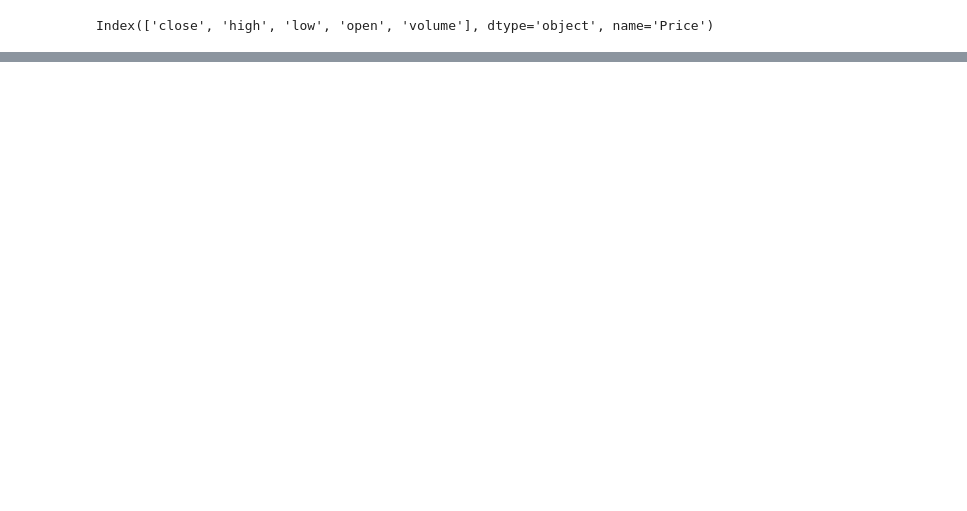
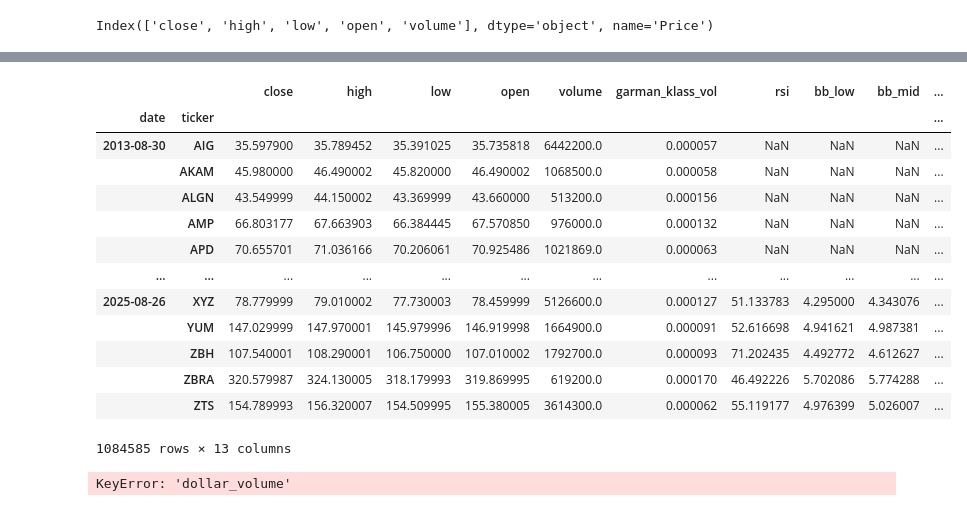
Before and after one commit to AmanSah17/Quantconnect_chatbot, a Jupyter notebook: 00_raw_data_visualaization.ipynb, the cells around one changed output, grey strips where cells are left out. Cells and saved outputs as stored; diff of their text form; code cells hidden in the pictures; blank space fills up the shorter version.

```diff
--- a/00_raw_data_visualaization.ipynb
+++ b/00_raw_data_visualaization.ipynb
@@ -123,0 +464,35 @@ df.head(20)
+# %%
+df
+# %% [output]
+|  |  | close | high | low | open | volume | garman_klass_vol | rsi | bb_low | bb_mid | ... |
+| date | ticker |  |  |  |  |  |  |  |  |  | ... |
+| 2013-08-30 | AIG | 35.597900 | 35.789452 | 35.391025 | 35.735818 | 6442200.0 | 0.000057 | NaN | NaN | NaN | ... |
+|  | AKAM | 45.980000 | 46.490002 | 45.820000 | 46.490002 | 1068500.0 | 0.000058 | NaN | NaN | NaN | ... |
+|  | ALGN | 43.549999 | 44.150002 | 43.369999 | 43.660000 | 513200.0 | 0.000156 | NaN | NaN | NaN | ... |
+|  | AMP | 66.803177 | 67.663903 | 66.384445 | 67.570850 | 976000.0 | 0.000132 | NaN | NaN | NaN | ... |
+|  | APD | 70.655701 | 71.036166 | 70.206061 | 70.925486 | 1021869.0 | 0.000063 | NaN | NaN | NaN | ... |
+| ... | ... | ... | ... | ... | ... | ... | ... | ... | ... | ... | ... |
+| 2025-08-26 | XYZ | 78.779999 | 79.010002 | 77.730003 | 78.459999 | 5126600.0 | 0.000127 | 51.133783 | 4.295000 | 4.343076 | ... |
+|  | YUM | 147.029999 | 147.970001 | 145.979996 | 146.919998 | 1664900.0 | 0.000091 | 52.616698 | 4.941621 | 4.987381 | ... |
+|  | ZBH | 107.540001 | 108.290001 | 106.750000 | 107.010002 | 1792700.0 | 0.000093 | 71.202435 | 4.492772 | 4.612627 | ... |
+|  | ZBRA | 320.579987 | 324.130005 | 318.179993 | 319.869995 | 619200.0 | 0.000170 | 46.492226 | 5.702086 | 5.774288 | ... |
+|  | ZTS | 154.789993 | 156.320007 | 154.509995 | 155.380005 | 3614300.0 | 0.000062 | 55.119177 | 4.976399 | 5.026007 | ... |
+1084585 rows × 13 columns
+# %%
+data["dollar_volume"] = (
+    data.loc[:, "dollar_volume"]
+    .unstack("ticker")
+    .rolling(5 * 12, min_periods=12)
+    .mean()
+    .stack()
+)
+
+data["dollar_vol_rank"] = data.groupby("date")["dollar_volume"].rank(ascending=False)
+
+data = data[data["dollar_vol_rank"] < 150].drop(
+    ["dollar_volume", "dollar_vol_rank"], axis=1
+)
+
+data
+# %% [output]
+KeyError: 'dollar_volume'
```
Also changed, not shown: parts of 27 cells of this notebook.
